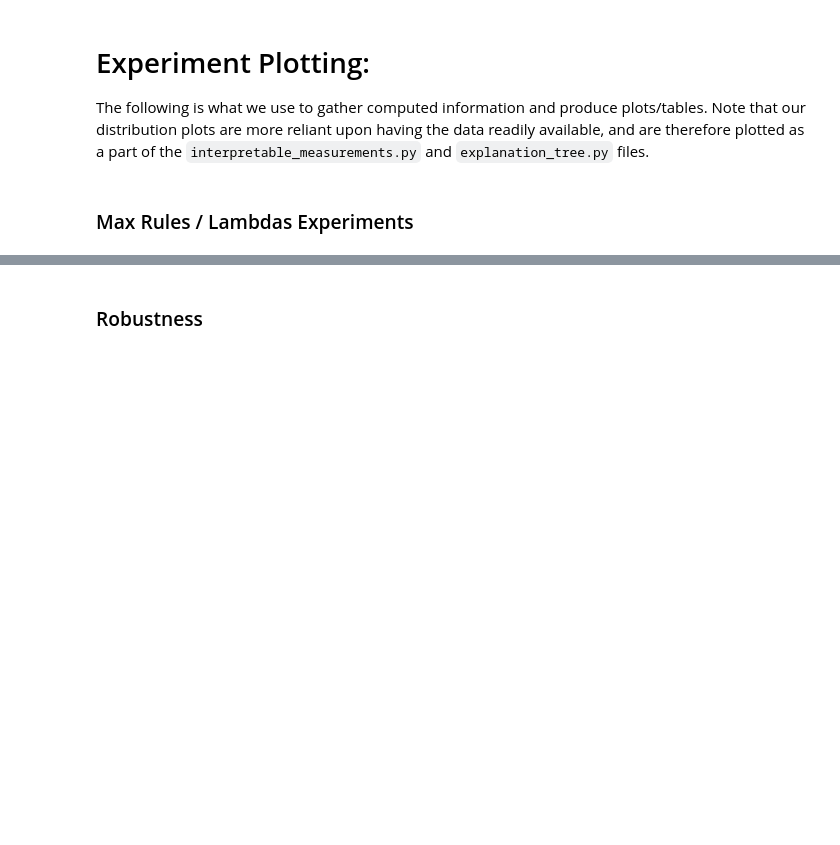
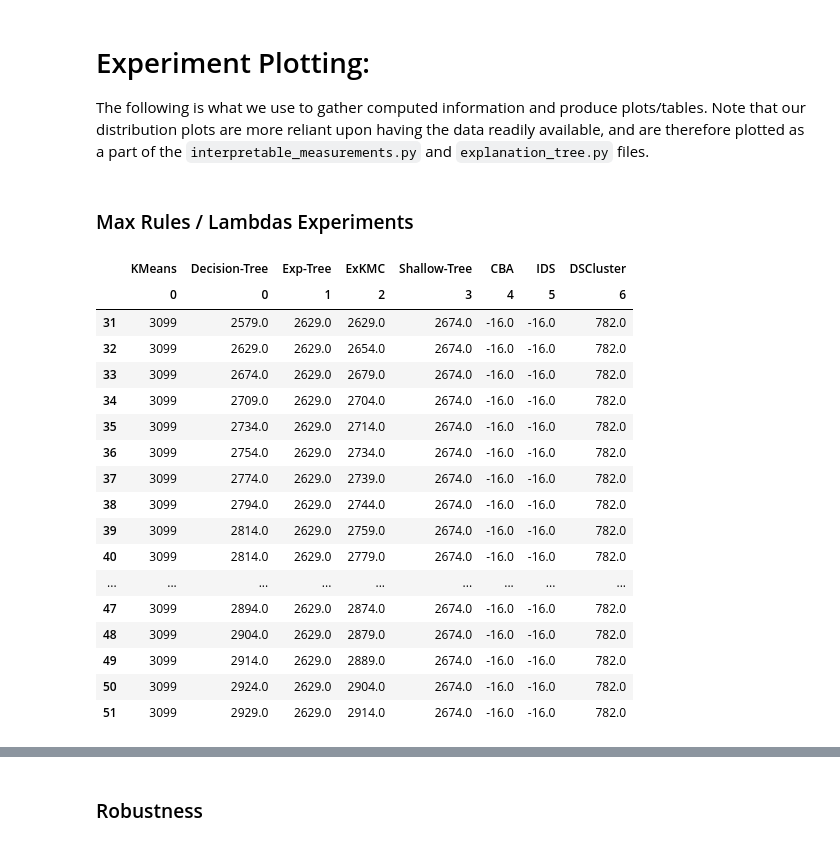
Before and after one commit to kevinqnb/interpretable-clustering, a Jupyter notebook: examples/experiments.ipynb, the cells around one changed output, grey strips where cells are left out. Saved outputs shown, nothing was run; the diff lists cells and outputs as text; code cells hidden in the pictures; blank space fills up the shorter version.

Commit message:
revised experiments

```diff
--- a/examples/experiments.ipynb
+++ b/examples/experiments.ipynb
@@ -96,3 +102,26 @@ experiment_df = pd.read_csv(fname, header=[0, 1, 2], index_col=0)
 grouped = experiment_df.T.groupby(level = [0,1])
 mean_df = grouped.mean().T
 std_df = grouped.std().T
+# %%
+experiment_df = pd.read_csv(fname, header=[0, 1, 2], index_col=0)
+# %%
+experiment_df.loc[:,'coverage-mistake-score']
+# %% [output]
+|  | KMeans | Decision-Tree | Exp-Tree | ExKMC | Shallow-Tree | CBA | IDS | DSCluster |
+|  | 0 | 0 | 1 | 2 | 3 | 4 | 5 | 6 |
+| 31 | 3099 | 2579.0 | 2629.0 | 2629.0 | 2674.0 | -16.0 | -16.0 | 782.0 |
+| 32 | 3099 | 2629.0 | 2629.0 | 2654.0 | 2674.0 | -16.0 | -16.0 | 782.0 |
+| 33 | 3099 | 2674.0 | 2629.0 | 2679.0 | 2674.0 | -16.0 | -16.0 | 782.0 |
+| 34 | 3099 | 2709.0 | 2629.0 | 2704.0 | 2674.0 | -16.0 | -16.0 | 782.0 |
+| 35 | 3099 | 2734.0 | 2629.0 | 2714.0 | 2674.0 | -16.0 | -16.0 | 782.0 |
+| 36 | 3099 | 2754.0 | 2629.0 | 2734.0 | 2674.0 | -16.0 | -16.0 | 782.0 |
+| 37 | 3099 | 2774.0 | 2629.0 | 2739.0 | 2674.0 | -16.0 | -16.0 | 782.0 |
+| 38 | 3099 | 2794.0 | 2629.0 | 2744.0 | 2674.0 | -16.0 | -16.0 | 782.0 |
+| 39 | 3099 | 2814.0 | 2629.0 | 2759.0 | 2674.0 | -16.0 | -16.0 | 782.0 |
+| 40 | 3099 | 2814.0 | 2629.0 | 2779.0 | 2674.0 | -16.0 | -16.0 | 782.0 |
+| ... | ... | ... | ... | ... | ... | ... | ... | ... |
+| 47 | 3099 | 2894.0 | 2629.0 | 2874.0 | 2674.0 | -16.0 | -16.0 | 782.0 |
+| 48 | 3099 | 2904.0 | 2629.0 | 2879.0 | 2674.0 | -16.0 | -16.0 | 782.0 |
+| 49 | 3099 | 2914.0 | 2629.0 | 2889.0 | 2674.0 | -16.0 | -16.0 | 782.0 |
+| 50 | 3099 | 2924.0 | 2629.0 | 2904.0 | 2674.0 | -16.0 | -16.0 | 782.0 |
+| 51 | 3099 | 2929.0 | 2629.0 | 2914.0 | 2674.0 | -16.0 | -16.0 | 782.0 |
```
Also changed, not shown: parts of 11 cells of this notebook, 17 other files.
